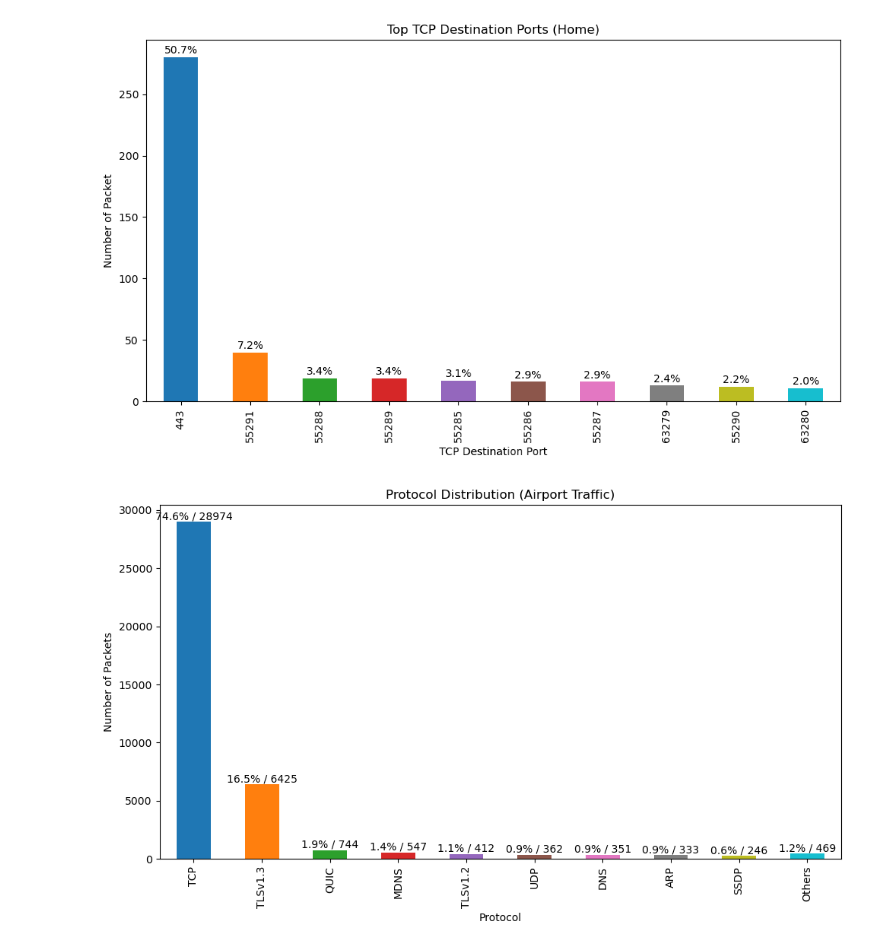
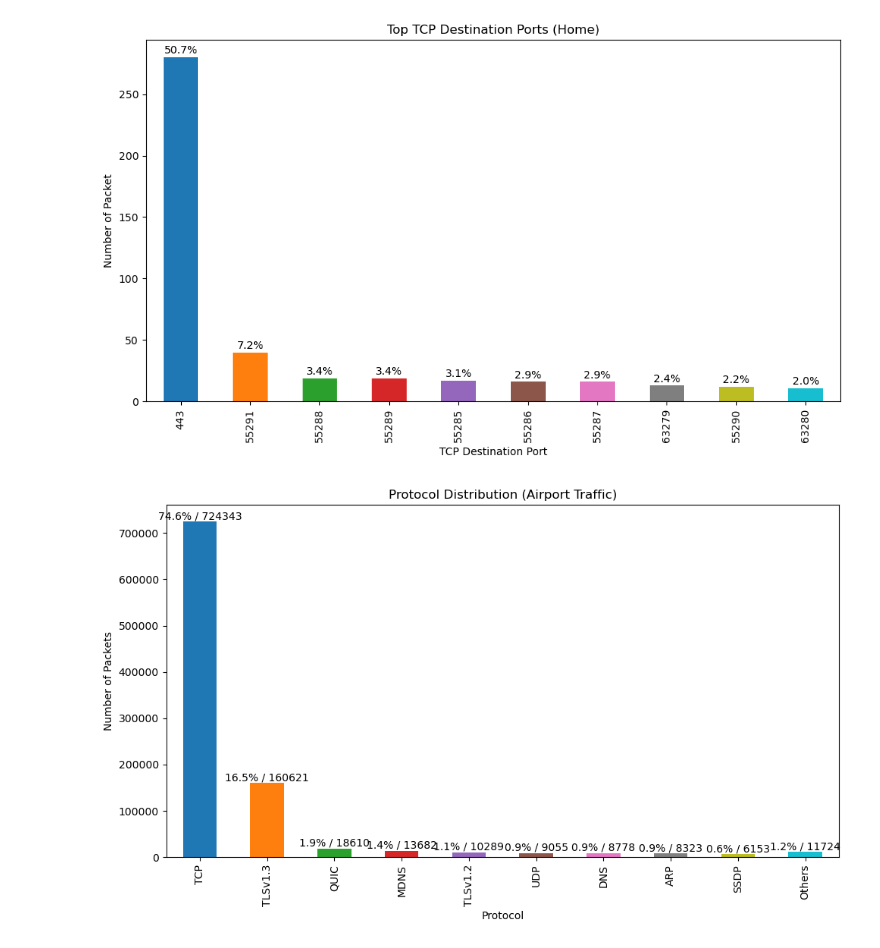
Before and after one commit to 48878679/CS5344_Project2, a Jupyter notebook: Project2/project2_inhome.ipynb, the cells around one changed output. Saved outputs shown, nothing was run; the diff lists cells and outputs as text; code cells hidden in the pictures.

```diff
--- a/Project2/project2_inhome.ipynb
+++ b/Project2/project2_inhome.ipynb
@@ -54,32 +54,32 @@ others = protocol_counts.iloc[9:].sum()
 
 # Combine into one new series using pd.concat
 final_counts = pd.concat([top9, pd.Series({'Others': others})])
 
 # Divide all counts by 20
-final_counts = final_counts / 25
+final_counts = final_counts
 
 # Total packet count (after division)
 total_packets = final_counts.sum()
 
 # Create bar chart
 plt.figure(figsize=(10,6))
 colors = plt.cm.tab10(range(len(final_counts)))
 
 bars = final_counts.plot(kind='bar', color=colors)
 
 plt.title('Protocol Distribution (Airport Traffic)')
 plt.xlabel('Protocol')
 plt.ylabel('Number of Packets')
 plt.grid(False)
 plt.tight_layout()
 
 # Add percentage + rounded count labels above each bar
 for idx, value in enumerate(final_counts):
     percent = (value / total_packets) * 100
     rounded_value = round(value)
     plt.text(idx, value + 0.5, f'{percent:.1f}% / {rounded_value}', ha='center', va='bottom', fontsize=10)
 
 # Show plot
 plt.show()
 # %% [output]
-[figure, old version]
+[figure, new version]
```
